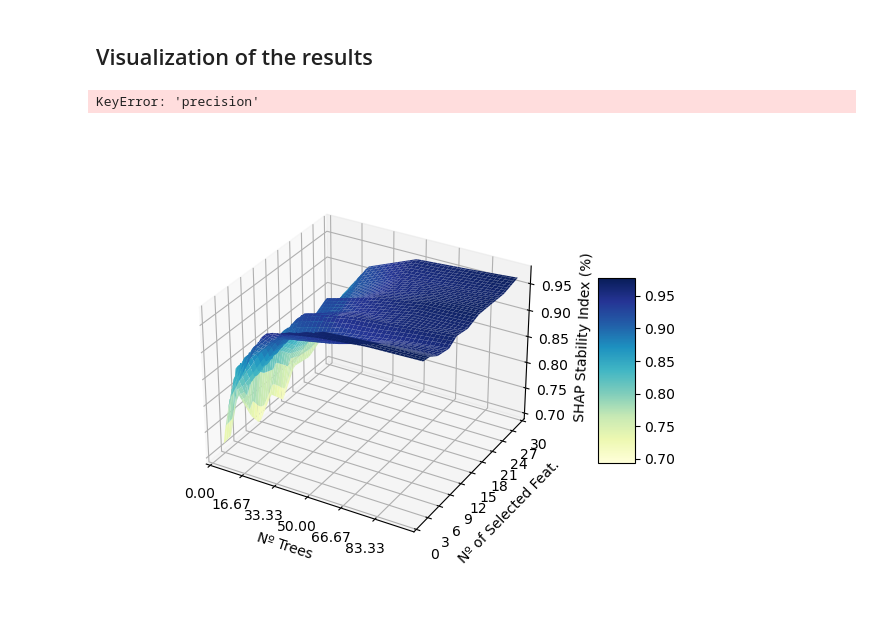
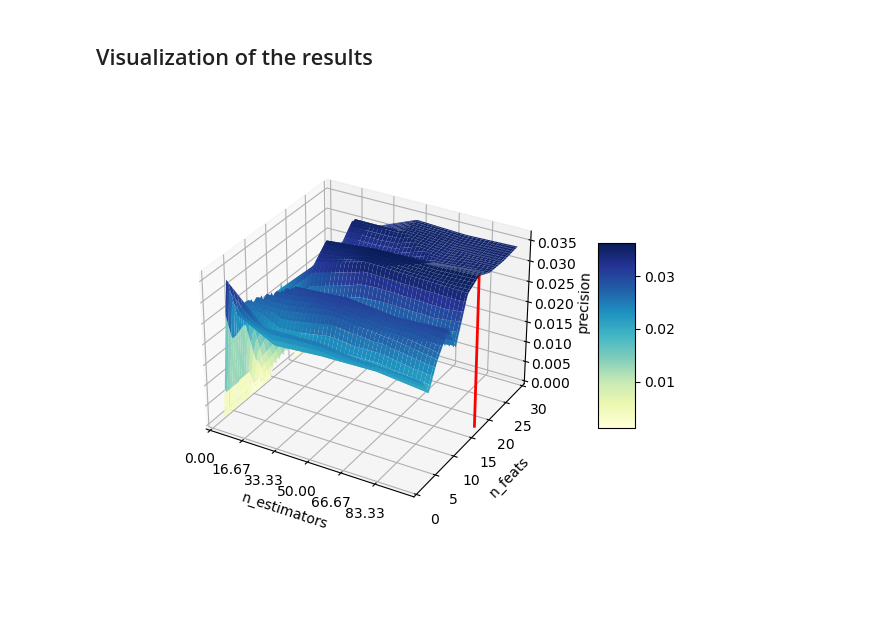
Before and after one commit to edo1691/ad_shap_stability, a Jupyter notebook: notebooks/01_03_02_results.ipynb, the cells around one changed output. Saved outputs shown, nothing was run; the diff lists cells and outputs as text; code cells hidden in the pictures.

```diff
--- a/notebooks/01_03_02_results.ipynb
+++ b/notebooks/01_03_02_results.ipynb
@@ -111,12 +166,7 @@ df = df_n_trees.copy()
 # %%
-# Example usage (assuming 'df' is your DataFrame)Ç
-plot_3d_surface(df, 'n_estimators', 'n_feats', 'precision', cmap='YlGnBu', y_step=50)
+# Example usage (assuming 'df' is your DataFrame)
+plot_3d_surface(df, 'n_estimators', 'n_feats', 'precision', cmap='YlGnBu', y_step=5, opt_x=opt_x, opt_y=opt_y, opt_color='red')
 # %% [output]
-KeyError: 'precision'
+[figure, added]
-# %%
-# Example usage (assuming 'df' is your DataFrame)
-plot_3d_surface(df, 'n_estimators', 'n_feats', 'shap_q2', cmap='YlGnBu', y_step=50)
-# %% [output]
-[figure, old version]
 # %%
 # Example usage (assuming 'df' is your DataFrame)
```
Also changed, not shown: parts of 12 cells of this notebook, 6 other files.
